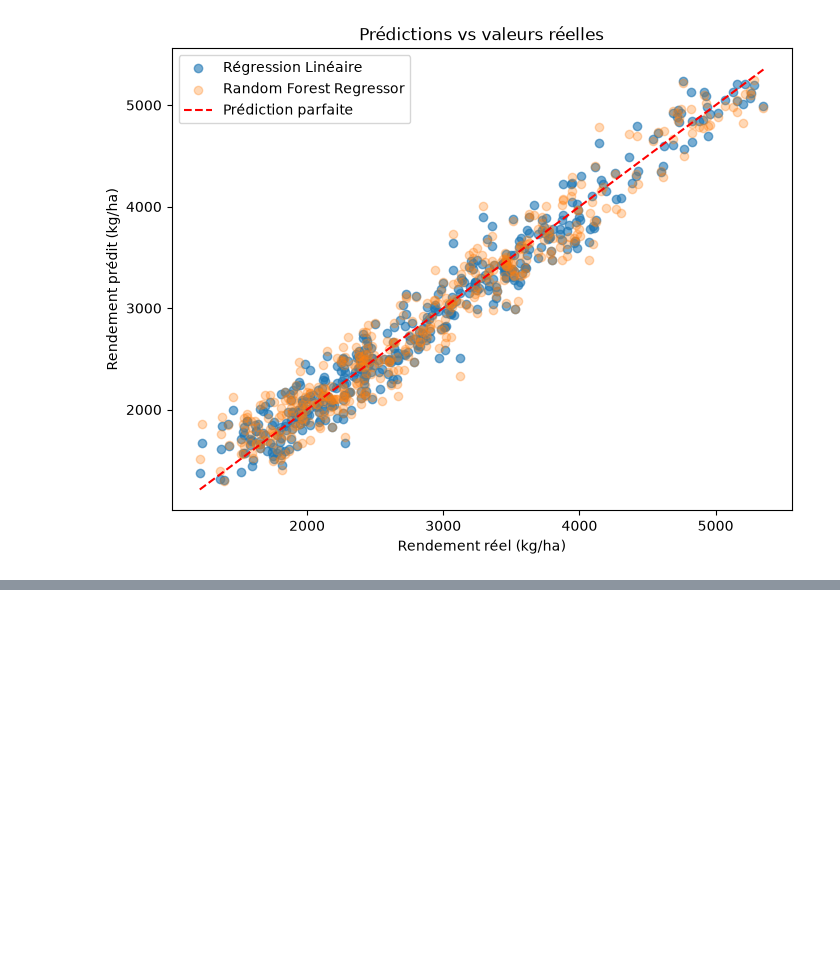
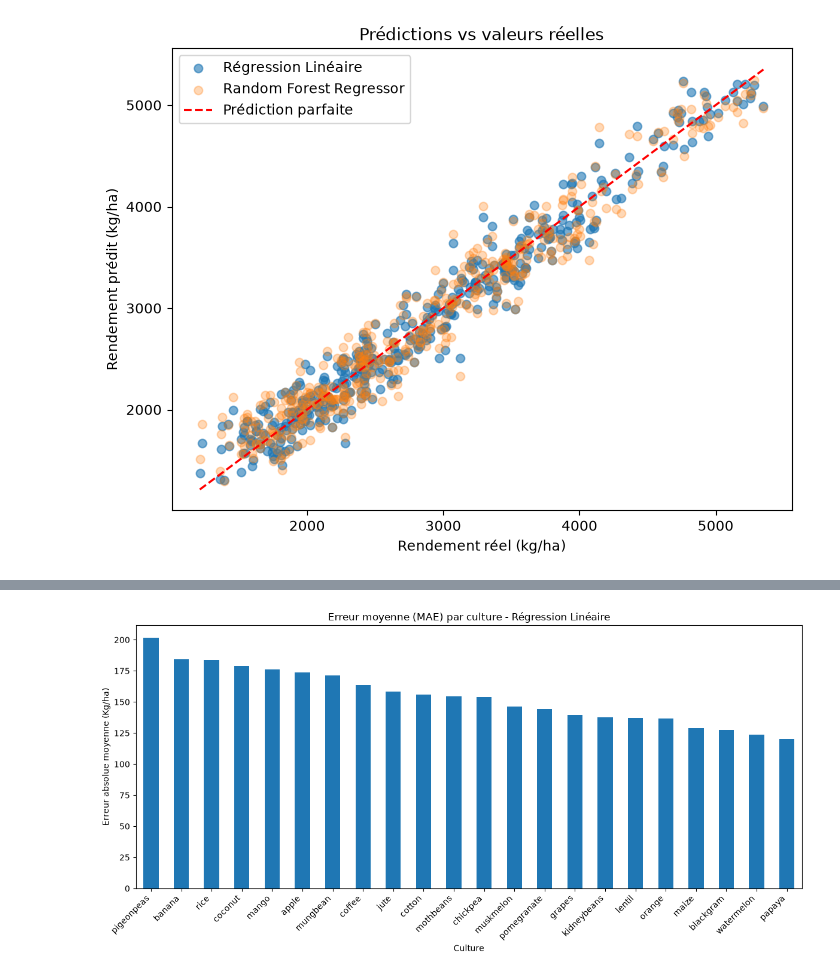
Before and after one commit to AliouneBadaraMedouneDiene/AgriPredict, a Jupyter notebook: notebooks/agripredict_pipeline.ipynb, the cells around one changed output, grey strips where cells are left out. Cells and saved outputs as stored; diff of their text form; code cells hidden in the pictures; blank space fills up the shorter version.

Commit message:
Ajout de l'analyse et de la sauvegarde du modele

```diff
--- a/notebooks/agripredict_pipeline.ipynb
+++ b/notebooks/agripredict_pipeline.ipynb
@@ -353,0 +366,17 @@ plt.show()
+# %%
+# Pour faire l'analyse des erreurs, on va calculer l'erreur absolue (différence entre les valeurs réelles et prédites) pour chaque ligne.
+# Pour ce faire, nous allons utiliser les index conservés par le train_test_split pour récupérer les labels d'origine avant le One Hot-encoding
+
+labels_test = df.loc[X_test.index, "label"] # Cette ligne de code permet de chercher dans df, les lignes dont l'index est dans la liste
+# X_test.index et de récupérer leur label.
+
+# Maintenant on peut construire un tableau d'analyse en utilisant les prédictions du meilleur modéle (régréssion linéaire)
+
+analyse_erreurs = pd.DataFrame({
+    "culture" : labels_test.values,
+    "rendement_reel" : y_test.values,
+    "rendement_predit" : y_pred_linear_regression
+})
+
+analyse_erreurs["erreur_absolue"] = abs(analyse_erreurs["rendement_reel"] - analyse_erreurs["rendement_predit"])
+analyse_erreurs
@@ -353,0 +397,5 @@ plt.show()
+# %%
+# Calculons l'erreur moyenne par culture
+
+erreur_par_culture = analyse_erreurs.groupby("culture")["erreur_absolue"].mean().sort_values(ascending=False)
+erreur_par_culture
@@ -353,0 +420,13 @@ plt.show()
+# %%
+# Passons a la visualisation
+
+plt.figure(figsize=(12, 6))
+erreur_par_culture.plot(kind='bar')
+plt.title("Erreur moyenne (MAE) par culture - Régression Linéaire")
+plt.xlabel("Culture")
+plt.ylabel("Erreur absolue moyenne (Kg/ha)")
+plt.xticks(rotation = 45, ha = "right")
+plt.tight_layout()
+plt.show()
+# %% [output]
+[figure, added]
```
Also changed, not shown: parts of 9 cells of this notebook, 2 other files.
